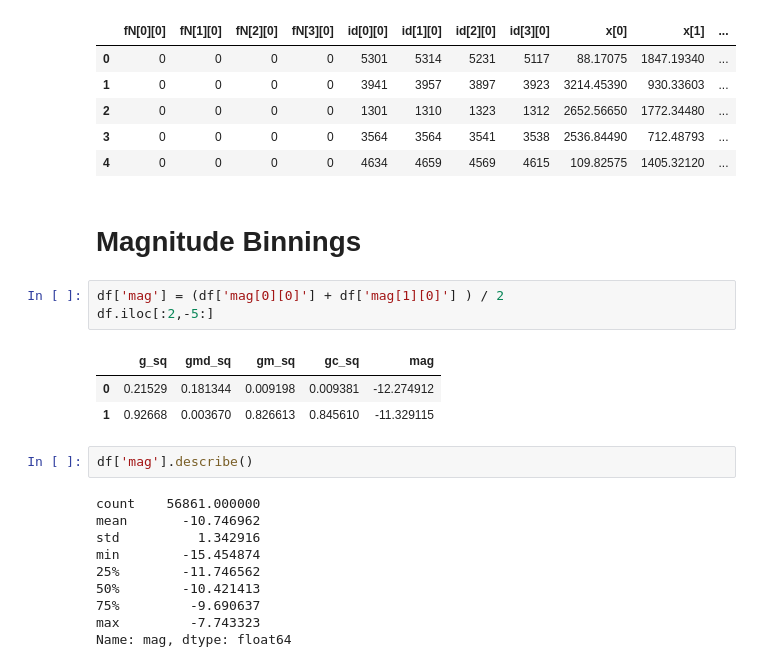
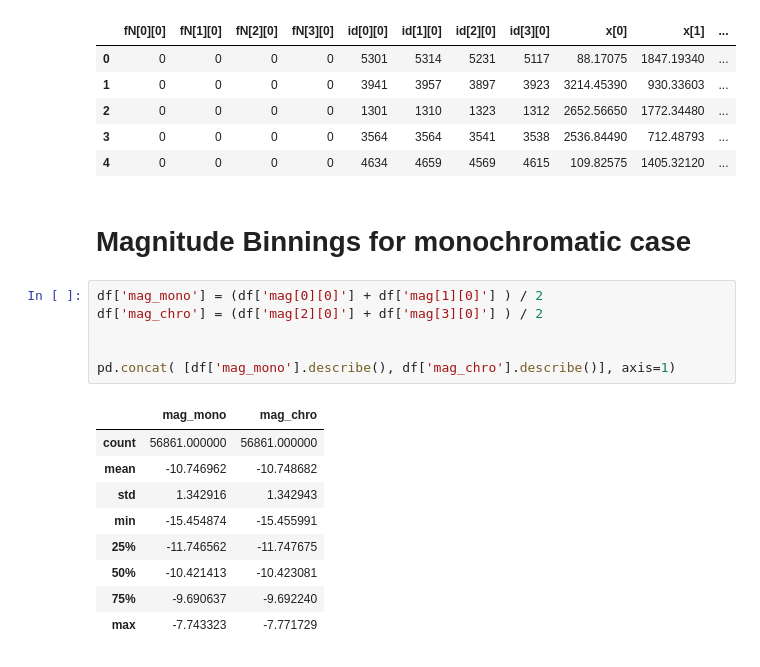
Before and after one commit to bpRsh/2019_shear_analysis_after_dmstack, a Jupyter notebook: Dec_2019/Dec_05/a02_g_sq_mean_for_magnitude_bins.ipynb, the cells around one changed output. Drawn from its saved outputs; the diff is of its cells as text.

```diff
--- a/Dec_2019/Dec_05/a02_g_sq_mean_for_magnitude_bins.ipynb
+++ b/Dec_2019/Dec_05/a02_g_sq_mean_for_magnitude_bins.ipynb
@@ -150,24 +150,21 @@ df.head()
 | 3 | 0 | 0 | 0 | 0 | 3564 | 3564 | 3541 | 3538 | 2536.84490 | 712.48793 | ... |
 | 4 | 0 | 0 | 0 | 0 | 4634 | 4659 | 4569 | 4615 | 109.82575 | 1405.32120 | ... |
 # %% [markdown]
-# Magnitude Binnings
+# Magnitude Binnings for monochromatic case
 # %%
-df['mag'] = (df['mag[0][0]'] + df['mag[1][0]'] ) / 2
-df.iloc[:2,-5:]
+df['mag_mono'] = (df['mag[0][0]'] + df['mag[1][0]'] ) / 2
+df['mag_chro'] = (df['mag[2][0]'] + df['mag[3][0]'] ) / 2
+
+
+pd.concat( [df['mag_mono'].describe(), df['mag_chro'].describe()], axis=1)
 # %% [output]
-|  | g_sq | gmd_sq | gm_sq | gc_sq | mag |
-| 0 | 0.21529 | 0.181344 | 0.009198 | 0.009381 | -12.274912 |
-| 1 | 0.92668 | 0.003670 | 0.826613 | 0.845610 | -11.329115 |
+|  | mag_mono | mag_chro |
+| count | 56861.000000 | 56861.000000 |
+| mean | -10.746962 | -10.748682 |
+| std | 1.342916 | 1.342943 |
+| min | -15.454874 | -15.455991 |
+| 25% | -11.746562 | -11.747675 |
+| 50% | -10.421413 | -10.423081 |
+| 75% | -9.690637 | -9.692240 |
+| max | -7.743323 | -7.771729 |
-# %%
-df['mag'].describe()
-# %% [output]
-count    56861.000000
-mean       -10.746962
-std          1.342916
-min        -15.454874
-25%        -11.746562
-50%        -10.421413
-75%         -9.690637
-max         -7.743323
-Name: mag, dtype: float64
 # %%
```
Also changed, not shown: parts of 17 cells of this notebook.
